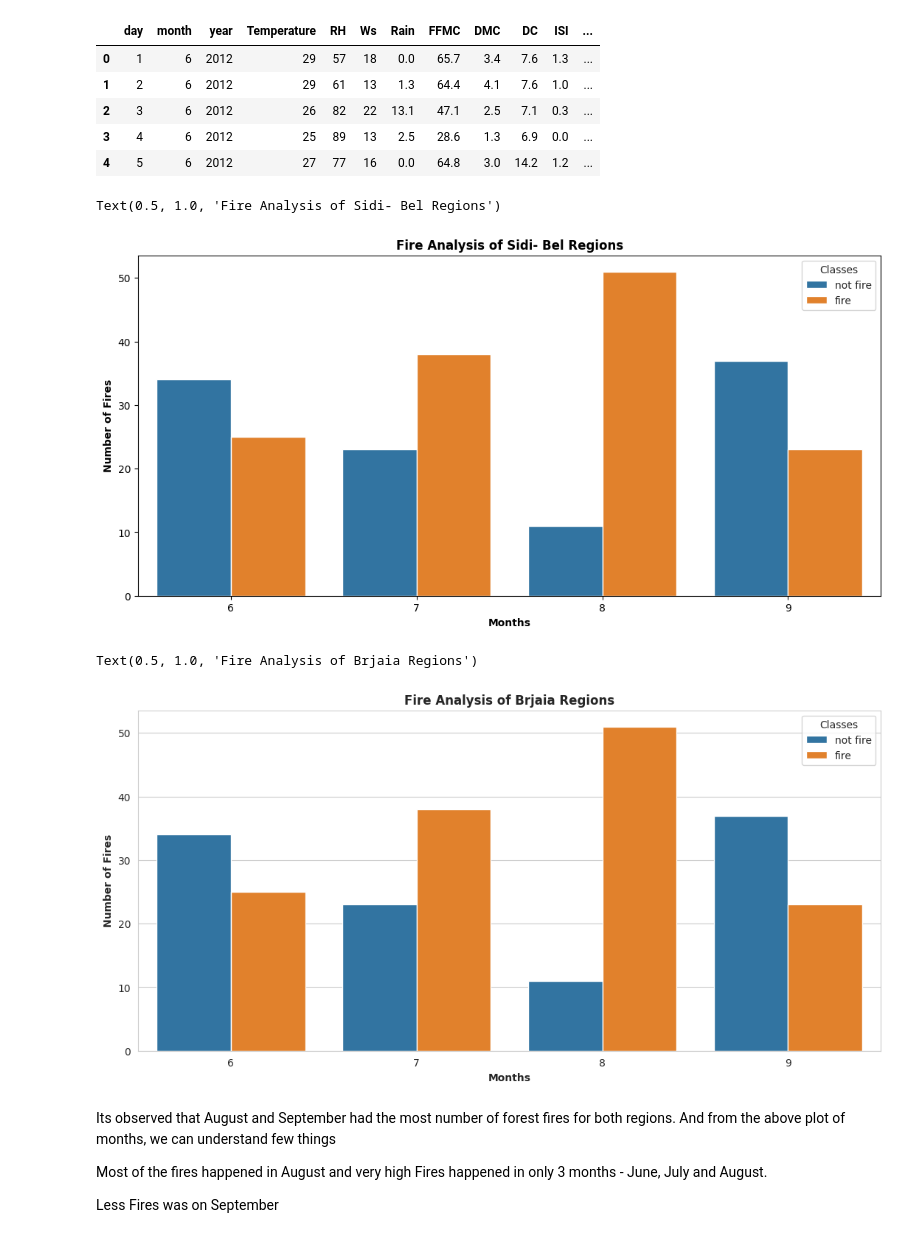
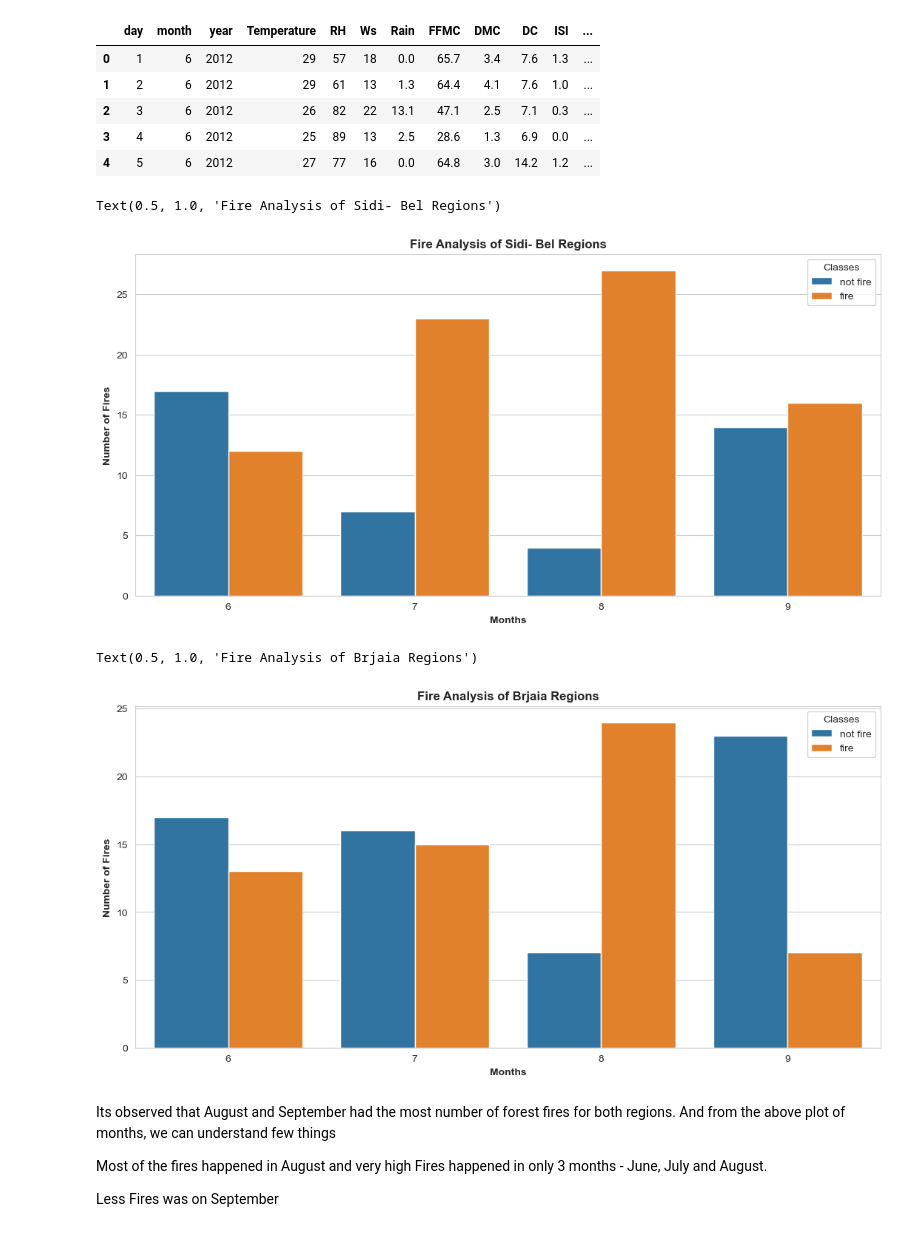
Before and after one commit to Pranav2720/forestfiretest, a Jupyter notebook: notebook/2.0-EDA And FE Algerian Forest Fires.ipynb, the cells around one changed output. Drawn from its saved outputs; the diff is of its cells as text; code cells hidden in the pictures.

```diff
--- a/notebook/2.0-EDA And FE Algerian Forest Fires.ipynb
+++ b/notebook/2.0-EDA And FE Algerian Forest Fires.ipynb
@@ -249,6 +227,8 @@ df.columns
 Index(['day', 'month', 'year', 'Temperature', 'RH', 'Ws', 'Rain', 'FFMC',
        'DMC', 'DC', 'ISI', 'BUI', 'FWI', 'Classes', 'Region'],
       dtype='object')
+# %%
+df[['month','day','year','Temperature','RH','Ws']]=df[['month','day','year','Temperature','RH','Ws']].astype(int)
 # %%
 df.info()
 # %% [output]
@@ -286,6 +266,10 @@ objects=[features for features in df.columns if df[features].dtypes=='O']
 objects
 # %% [output]
 ['Classes']
+# %%
+for i in objects:
+    if i!='Classes':
+        df[i]=df[i].astype(float)
 # %%
 df.info()
 # %% [output]
@@ -469,27 +429,27 @@ df['Classes']=np.where(df['Classes'].str.contains('not fire'),'not fire','fire')
 # %%
 ## Monthly Fire Analysis
 dftemp=df.loc[df['Region']==1]
 plt.subplots(figsize=(13,6))
 sns.set_style('whitegrid')
-sns.countplot(x='month',hue='Classes',data=df)
+sns.countplot(x='month',hue='Classes',data=dftemp)
 plt.ylabel('Number of Fires',weight='bold')
 plt.xlabel('Months',weight='bold')
 plt.title("Fire Analysis of Sidi- Bel Regions",weight='bold')
 # %% [output]
 Text(0.5, 1.0, 'Fire Analysis of Sidi- Bel Regions')
-[figure, old version]
+[figure, new version]
 # %%
 ## Monthly Fire Analysis
 dftemp=df.loc[df['Region']==0]
 plt.subplots(figsize=(13,6))
 sns.set_style('whitegrid')
-sns.countplot(x='month',hue='Classes',data=df)
+sns.countplot(x='month',hue='Classes',data=dftemp)
 plt.ylabel('Number of Fires',weight='bold')
 plt.xlabel('Months',weight='bold')
 plt.title("Fire Analysis of Brjaia Regions",weight='bold')
 # %% [output]
 Text(0.5, 1.0, 'Fire Analysis of Brjaia Regions')
-[figure, old version]
+[figure, new version]
 # %% [markdown]
 Its observed that August and September had the most number of forest fires for both regions. And from the above plot of months, we can understand few things
 
```
Also changed, not shown: parts of 13 cells of this notebook.
